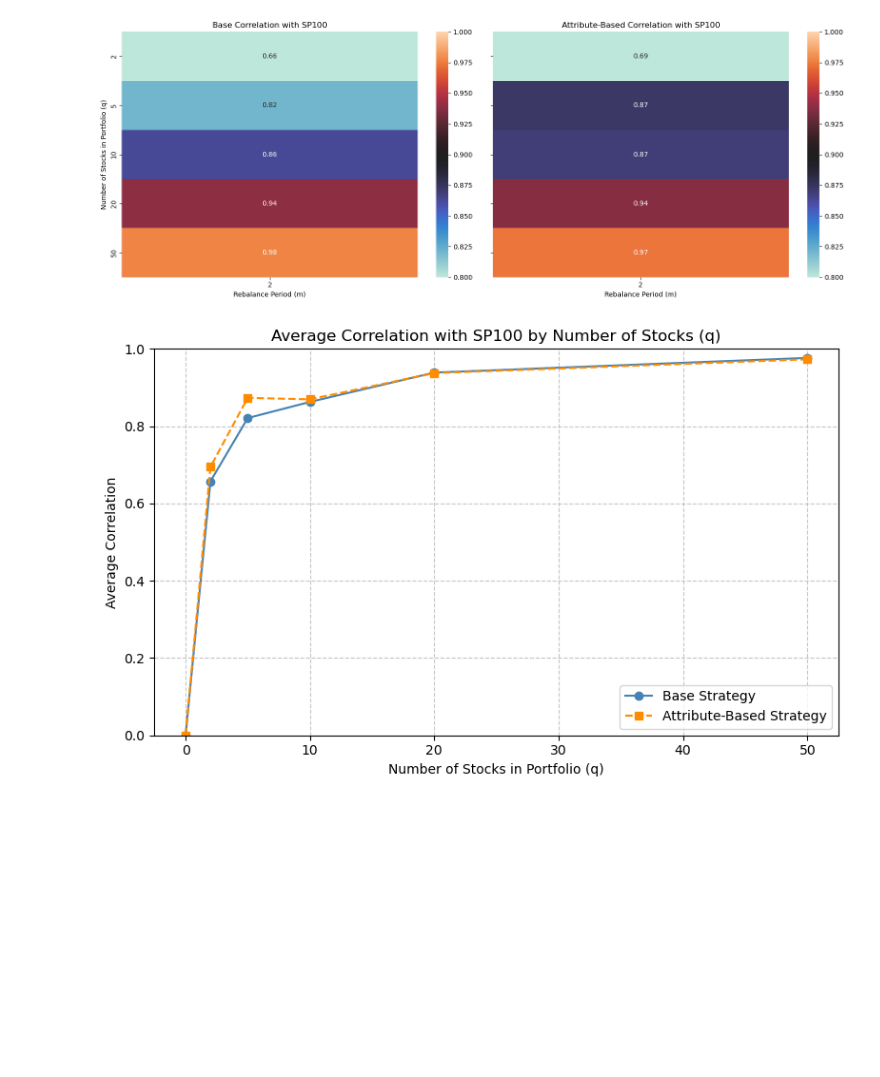
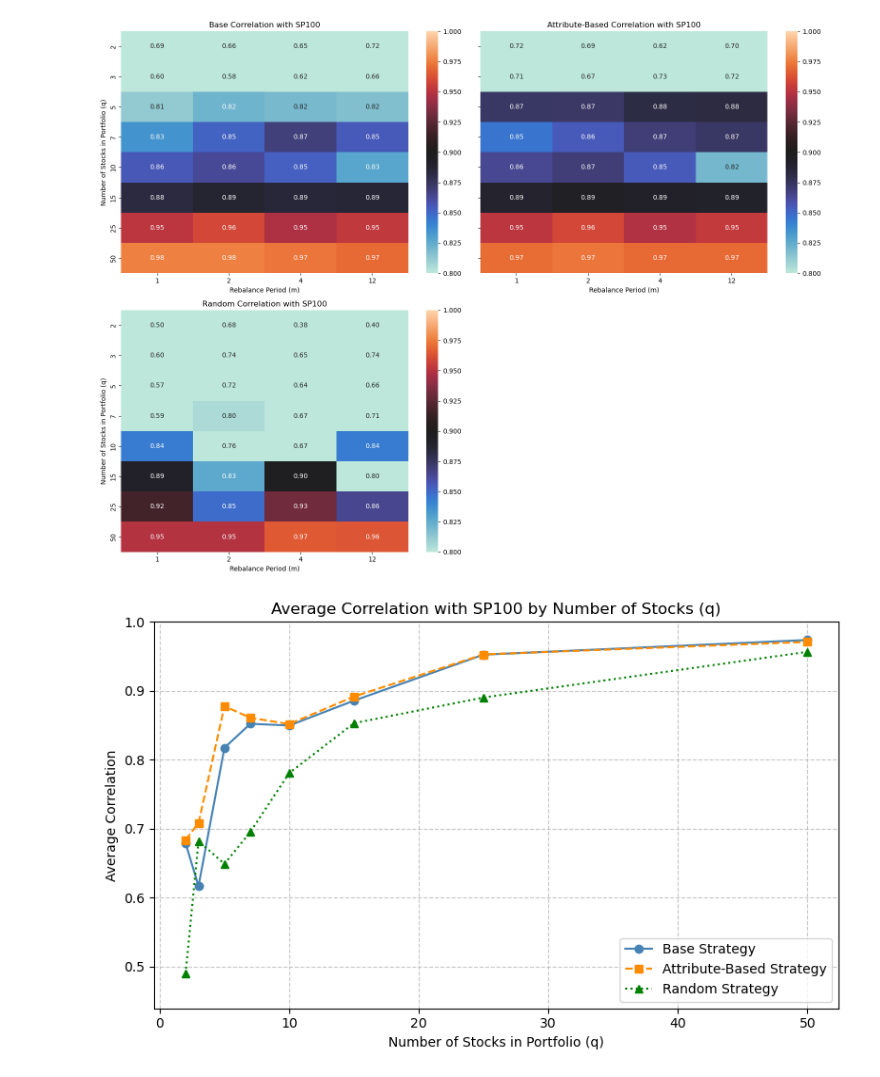
Before and after one commit to chackett24/Passive-Portfolio, a Jupyter notebook: analysis.ipynb, the cells around one changed output. Saved outputs shown, nothing was run; the diff lists cells and outputs as text; code cells hidden in the pictures; blank space fills up the shorter version.

```diff
--- a/analysis.ipynb
+++ b/analysis.ipynb
@@ -13,6 +13,10 @@ indexes = pd.read_csv('data/mc_ret.csv')
 # Load attribute-based data
 att_corrs_df = pd.read_csv('data/att_corr.csv')
 att_indexes = pd.read_csv('data/att_ret.csv')
+
+# Load random-attribute data
+rand_corrs_df = pd.read_csv('data/rand_corr.csv')
+rand_indexes = pd.read_csv('data/rand_ret.csv')
 
 # Group by q and find the best m for each q (highest correlation)
 best_portfolios = corrs_df.loc[corrs_df.groupby('q')['Correlation'].idxmax()]
@@ -147,62 +157,71 @@ for label in top_labels:
 # %%
 import seaborn as sns
 import matplotlib.pyplot as plt
 
-# Pivot both dataframes
+# Pivot all three dataframes
 base_pivot = corrs_df.pivot(index='q', columns='m', values='Correlation')
 att_pivot = att_corrs_df.pivot(index='q', columns='m', values='Correlation')
+rand_pivot = rand_corrs_df.pivot(index='q', columns='m', values='Correlation')
 
 # Shared color scale parameters
 vmin, vmax = 0.8, 1.0
 
-# Create subplots
-fig, axes = plt.subplots(1, 2, figsize=(16, 6), sharey=True)
+# Create subplots in a 2x2 grid
+fig, axes = plt.subplots(2, 2, figsize=(16, 12), sharey=True)
 
 # Base correlation heatmap
-sns.heatmap(base_pivot, annot=True, fmt=".2f", center=0.9, vmin=vmin, vmax=vmax, ax=axes[0])
-axes[0].set_title("Base Correlation with SP100")
-axes[0].set_xlabel("Rebalance Period (m)")
-axes[0].set_ylabel("Number of Stocks in Portfolio (q)")
+sns.heatmap(base_pivot, annot=True, fmt=".2f", center=0.9, vmin=vmin, vmax=vmax, ax=axes[0, 0])
+axes[0, 0].set_title("Base Correlation with SP100")
+axes[0, 0].set_xlabel("Rebalance Period (m)")
+axes[0, 0].set_ylabel("Number of Stocks in Portfolio (q)")
 
 # Attribute correlation heatmap
-sns.heatmap(att_pivot, annot=True, fmt=".2f", center=0.9, vmin=vmin, vmax=vmax, ax=axes[1])
-axes[1].set_title("Attribute-Based Correlation with SP100")
-axes[1].set_xlabel("Rebalance Period (m)")
-axes[1].set_ylabel("")  # Optional: remove for cleaner look
+sns.heatmap(att_pivot, annot=True, fmt=".2f", center=0.9, vmin=vmin, vmax=vmax, ax=axes[0, 1])
+axes[0, 1].set_title("Attribute-Based Correlation with SP100")
+axes[0, 1].set_xlabel("Rebalance Period (m)")
+axes[0, 1].set_ylabel("")  # Optional: remove for cleaner look
+
+# Random correlation heatmap (placeholder)
+sns.heatmap(rand_pivot, annot=True, fmt=".2f", center=0.9, vmin=vmin, vmax=vmax, ax=axes[1, 0])
+axes[1, 0].set_title("Random Correlation with SP100")
+axes[1, 0].set_xlabel("Rebalance Period (m)")
+axes[1, 0].set_ylabel("Number of Stocks in Portfolio (q)")
+
+# Empty placeholder for future method
+axes[1, 1].axis('off')  # Turn off the fourth plot as it's a placeholder
 
 # Final layout
 plt.tight_layout()
 plt.show()
 # %% [output]
-[figure, old version]
+[figure, new version]
 # %%
 import matplotlib.pyplot as plt
 import pandas as pd
 
-# Compute average correlations by q for both base and attribute-based
+# Compute average correlations by q for base, attribute-based, and random
 base_avg = corrs_df.groupby('q')['Correlation'].mean()
 att_avg = att_corrs_df.groupby('q')['Correlation'].mean()
+rand_avg = rand_corrs_df.groupby('q')['Correlation'].mean()
 
-# Add (0, 0) to the beginning of both
-base_avg = pd.concat([pd.Series({0: 0.0}), base_avg])
-att_avg = pd.concat([pd.Series({0: 0.0}), att_avg])
-
-# Sort index in case
-base_avg = base_avg.sort_index()
-att_avg = att_avg.sort_index()
+# Get the minimum correlation value across all series to set the lower bound of the y-axis
+ymin = min(base_avg.min(), att_avg.min(), rand_avg.min())
 
 # Line plot
 plt.figure(figsize=(8, 5))
 plt.plot(base_avg.index, base_avg.values, marker='o', linestyle='-', color='steelblue', label='Base Strategy')
 plt.plot(att_avg.index, att_avg.values, marker='s', linestyle='--', color='darkorange', label='Attribute-Based Strategy')
+plt.plot(rand_avg.index, rand_avg.values, marker='^', linestyle=':', color='green', label='Random Strategy')
+
+# Adjust the y-axis to start from ymin with a small buffer
+plt.ylim(ymin - 0.05, 1)
 
 plt.title('Average Correlation with SP100 by Number of Stocks (q)')
 plt.xlabel('Number of Stocks in Portfolio (q)')
 plt.ylabel('Average Correlation')
-plt.ylim(0, 1)
 plt.grid(True, linestyle='--', alpha=0.7)
 plt.legend()
 plt.tight_layout()
 plt.show()
 # %% [output]
-[figure, old version]
+[figure, new version]
```
Also changed, not shown: parts of 2 cells of this notebook, 12 other files.
